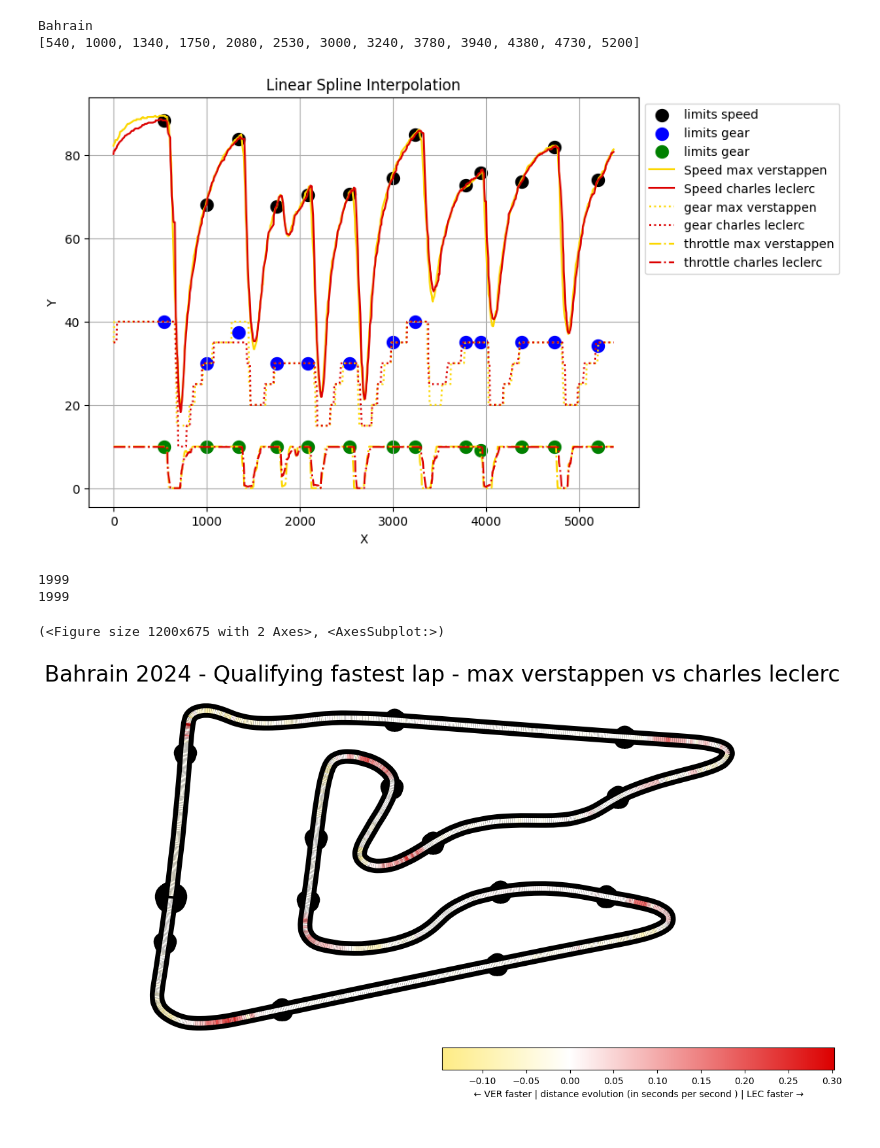
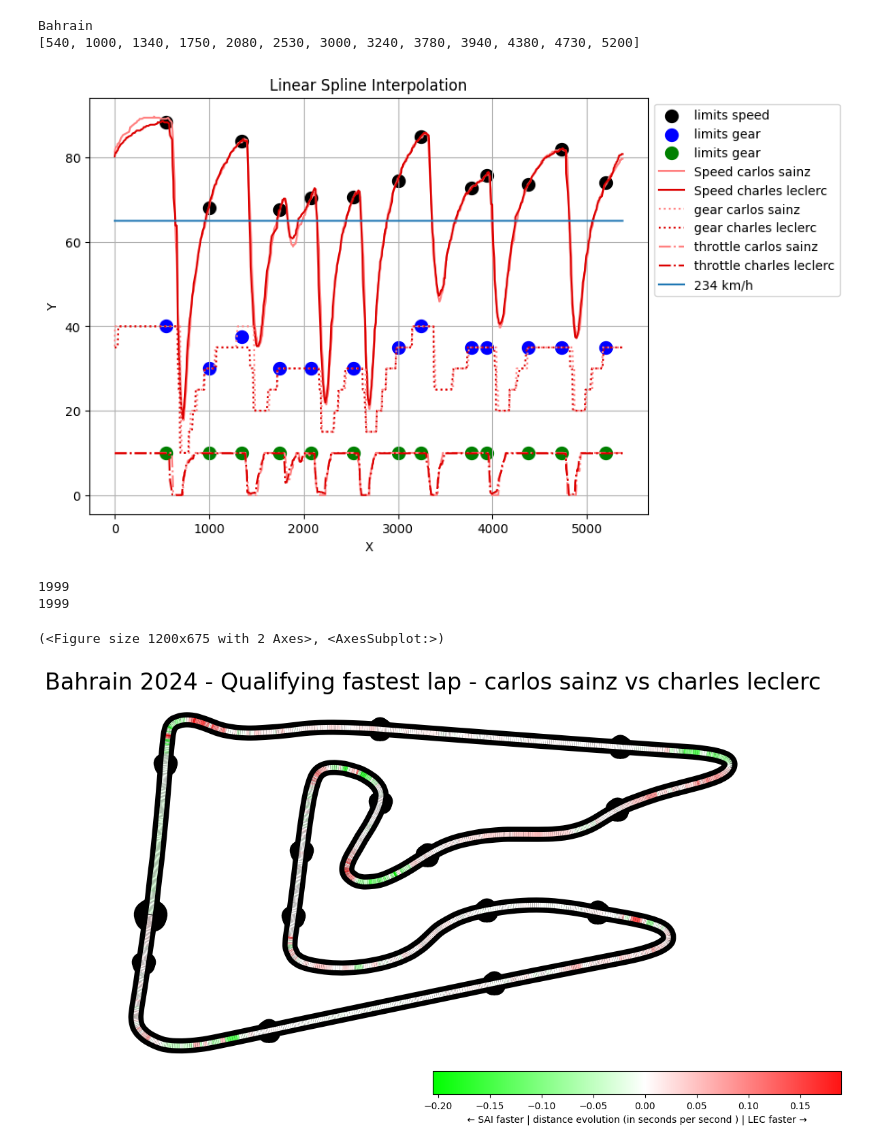
Before and after one commit to Pietro-Gavazzi/f1programs, a Jupyter notebook: programs/time_gain_per_lap.ipynb, the cells around one changed output. Drawn from its saved outputs; the diff is of its cells as text; code cells hidden in the pictures.

```diff
--- a/programs/time_gain_per_lap.ipynb
+++ b/programs/time_gain_per_lap.ipynb
@@ -63,7 +71,7 @@ core           INFO     Finished loading data for 20 drivers: ['1', '16', '63',
 # colors
 # dark blue : '#07016e'
 # %%
-pil1 = 'VER'
+pil1 = 'SAI'
 pil2 = 'LEC'
 
 name_pil_pos = DRIVER_TRANSLATE[pil1]
@@ -123,36 +131,36 @@ throttle2 = spline_throttle2(distance)
 # Plot the original data and the interpolated spline
 
 plt.figure(figsize=(8, 6))
 
 
 dist = np.array(limits)
 plt.scatter(dist, (spline_speed_pil2(dist)+spline_speed_pil2(dist))/2,  color='black', linewidths=5, label="limits speed")
 plt.scatter(dist, (spline_gear1(dist)+spline_gear2(dist))*2.5,  color='blue', linewidths=5, label="limits gear")
 plt.scatter(dist, (spline_throttle1(dist)+spline_throttle2(dist))/20,  color='green', linewidths=5, label="limits gear")
 
 plt.plot(distance, speed_pil1, label=f'Speed {name_pil_pos}', color=color_pil_pos)
 plt.plot(distance, speed_pil2, label=f'Speed {name_pil_min}', color=color_pil_neg)
 
 # plt.plot(distance, drs1*14, label=f'DRS {name_pil_pos}', color=color_pil_pos, linestyle='--')
 # plt.plot(distance, drs2*14, label=f'DRS {name_pil_min}', color=color_pil_neg, linestyle='--')
 
 plt.plot(distance, gear1*5, label=f"gear {name_pil_pos}", color=color_pil_pos, linestyle=":")
 plt.plot(distance, gear2*5, label=f"gear {name_pil_min}", color=color_pil_neg, linestyle=":")
 
 plt.plot(distance, throttle1/10, label=f"throttle {name_pil_pos}", color=color_pil_pos, linestyle="-.")
 plt.plot(distance, throttle2/10, label=f"throttle {name_pil_min}", color=color_pil_neg, linestyle="-.")
 
-# plt.plot(distance, np.ones(len(distance)))
-# plt.plot(distance, np.ones(len(distance)))
+ms = 65
+plt.plot(distance, np.ones(len(distance))*ms, label=f"{round(ms*3.6)} km/h")
 
 plt.xlabel('X')
 plt.ylabel('Y')
 plt.title('Linear Spline Interpolation')
 plt.legend(loc='upper left', bbox_to_anchor=(1, 1))
 plt.grid(True)
 plt.show()
 # %% [output]
-[figure, old version]
+[figure, new version]
 # %%
 nb_pt = 2000
 
@@ -200,7 +208,7 @@ print_circuit(x, y, pil1_ahead, session,pil1, pil2, limits_coordinates, 1000, sc
 1999
 1999
 (<Figure size 1200x675 with 2 Axes>, <AxesSubplot:>)
-[figure, old version]
+[figure, new version]
 # %%
 
 limits_extended = limits.copy()
```
Also changed, not shown: parts of 4 cells of this notebook, 1 other file.
